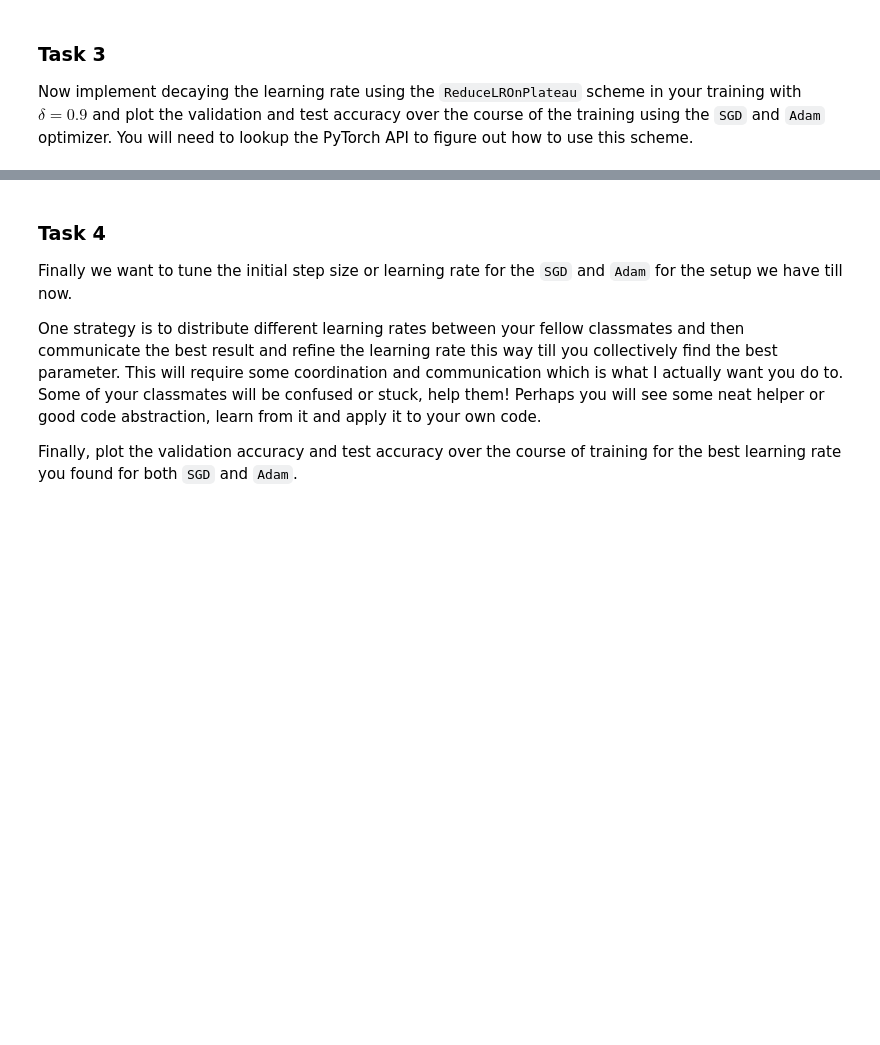
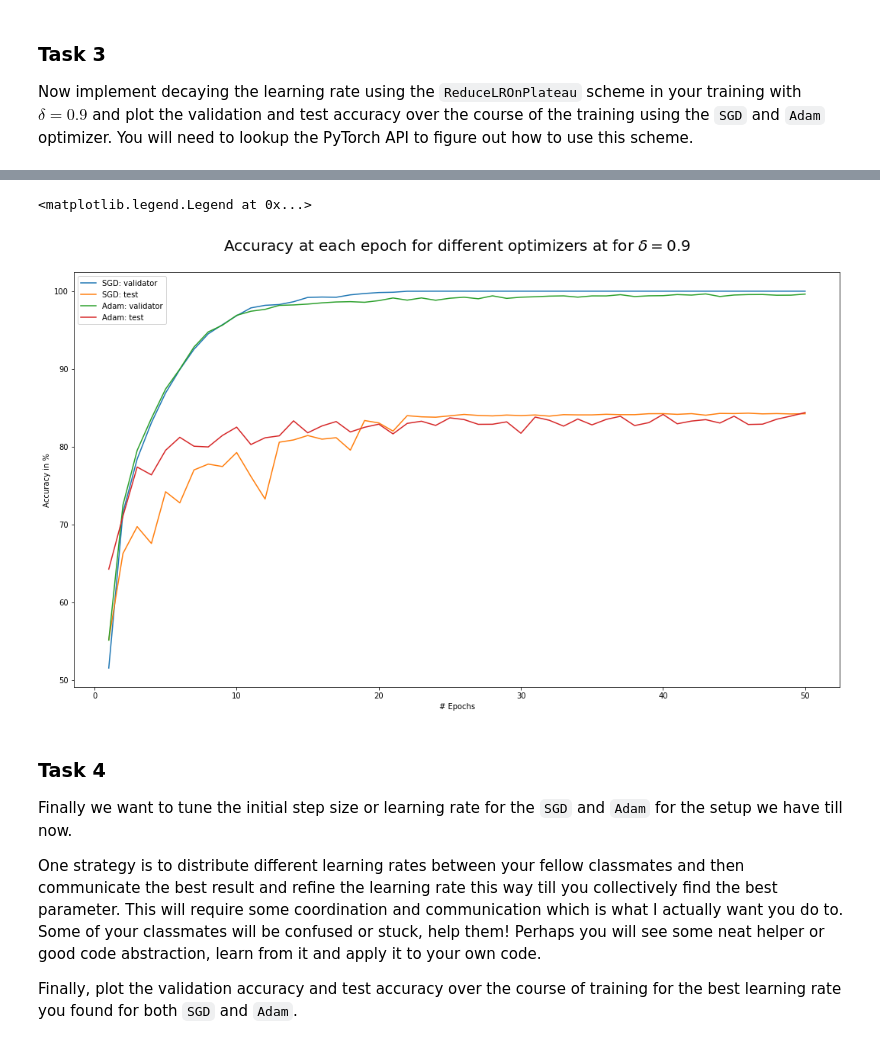
Before and after one commit to luisherrmann/SS1718_MachineLearning, a Jupyter notebook: uebung11/uebung11.ipynb, the cells around one changed output, grey strips where cells are left out. Drawn from its saved outputs; the diff is of its cells as text; code cells hidden in the pictures; blank space fills up the shorter version.

```diff
--- a/uebung11/uebung11.ipynb
+++ b/uebung11/uebung11.ipynb
@@ -227,0 +444,7 @@ Now implement decaying the learning rate using the `ReduceLROnPlateau` scheme in
+# %%
+from torch.optim.lr_scheduler import ReduceLROnPlateau
+SGDR_= NNRunner(traindata, testdata, optim.SGD, {'lr' : 0.1}, ReduceLROnPlateau, {'factor' : 0.9})
+#import pdb; pdb.set_trace()
+SGDacc_ = SGDR_.run(epoch=50)
+AdamR_= NNRunner(traindata, testdata, optim.Adam, {}, ReduceLROnPlateau, {'factor' : 0.9})
+Adamacc_ = AdamR_.run(epoch=50)
@@ -228,3 +469,16 @@ Now implement decaying the learning rate using the `ReduceLROnPlateau` scheme in
+# %%
+plt.figure(figsize = (18, 10))
+plt.title('Accuracy at each epoch for different optimizers at for $\delta=0.9$\n',fontsize=20)
+plt.xlabel('# Epochs')
+plt.ylabel('Accuracy in %')
+plt.plot(range(1,51), SGDacc_[0], antialiased=True, label='SGD: validator')
+plt.plot(range(1,51), SGDacc_[1], antialiased=True, label='SGD: test')
+plt.plot(range(1,51), Adamacc_[0], antialiased=True, label='Adam: validator')
+plt.plot(range(1,51), Adamacc_[1], antialiased=True, label='Adam: test')
+plt.legend()
+# %% [output]
+<matplotlib.legend.Legend at 0x...>
+[figure, added]
 # %% [markdown]
 ### Task 4
 
```
Also changed, not shown: parts of 24 cells of this notebook.
